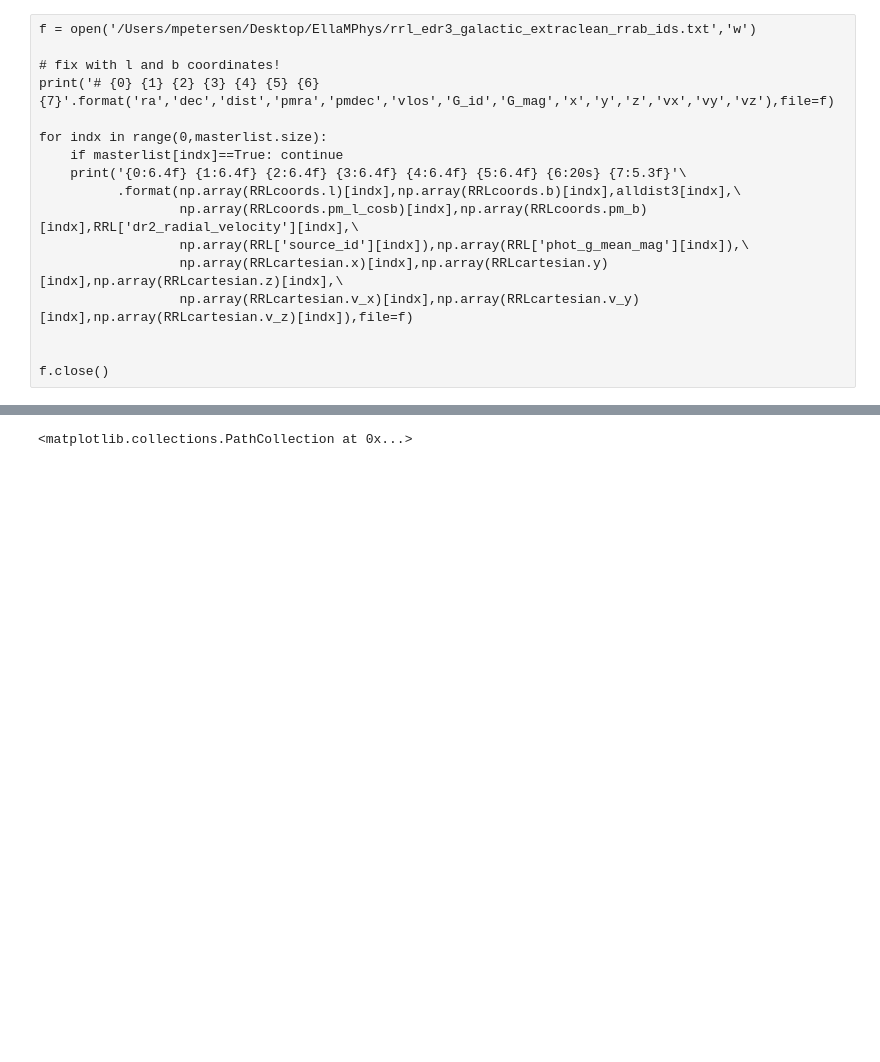
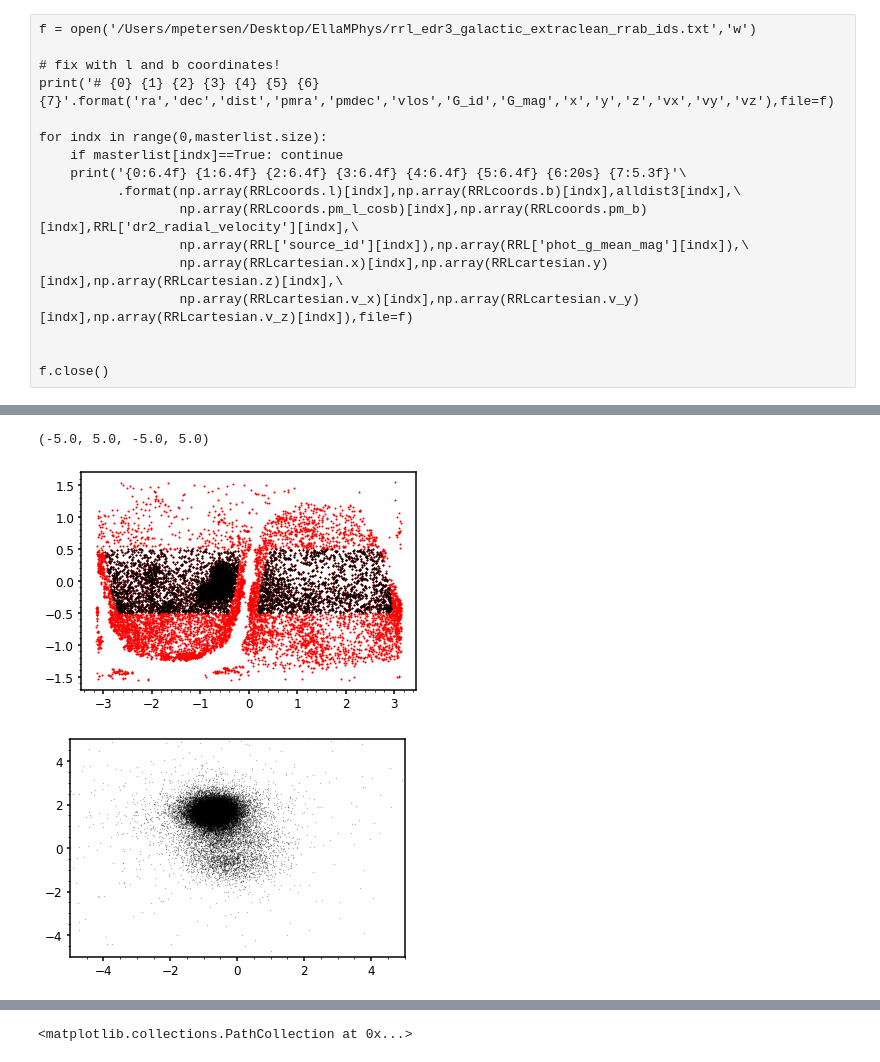
Before and after one commit to michael-petersen/rrlyrae-edr3, a Jupyter notebook: RRLyrae_analysis.ipynb, the cells around one changed output, grey strips where cells are left out. Saved outputs shown, nothing was run; the diff lists cells and outputs as text; code cells hidden in the pictures; blank space fills up the shorter version.

```diff
--- a/RRLyrae_analysis.ipynb
+++ b/RRLyrae_analysis.ipynb
@@ -1587,3 +1612,44 @@ plt.axis([-10.,10.,-10.,10.])
+# %%
+
+# use
+LMCl,LMCb = rotate_galactic(LMCa,LMCd)
+tmp1,tmp2 = rotate_velocities(LMCa,LMCd,1.7608,0.308)
+#tmp1,tmp2 = rotate_velocities(LMCa,LMCd,1.9103,0.2292)
+
+# how does the plane look different from the Galactic Centre? please draw a picture tomorrow
+# also put the Zaritsky stars on here! -> galactic, ->LMC.
+# what is the Nidever rotation plane?
+
+GtLMC = define_transformation_matrix(LMCl,LMCb,LMCl+tmp1,LMCb+tmp2,start=0)
+
+
+ltrans,btrans = rotate_arbitrary(glon*np.pi/180.,glat*np.pi/180.,GtLMC)
+#multrans,mubtrans = rotate_velocities_arbitrary(RRL['ra']*np.pi/180.,RRL['dec']*np.pi/180.,RRL['pmra'],RRL['pmdec'],A)
+
+
+#w = (~masterlist) & (alldist3>50)
+w = (dist>30)
+plt.scatter(ltrans[w],btrans[w],color='red',s=1.)
+w = (dist>30) & (np.abs(btrans)<0.5) & (np.abs(glat)>15.)
+plt.scatter(ltrans[w],btrans[w],color='black',s=1.)
+
+
+
+
+plt.figure()
+# now, the idea is to define a very broad plane and look at the kinematics in the plane
+w = (np.abs(btrans)<0.5) & (dist>30) & (np.abs(glat)>15.) # & (dist<55)
+plt.scatter(pml[w],pmb[w],color='black',s=0.1,alpha=0.4)
+plt.axis([-5,5,-5,5])
+
+# please put Price-Whelan on here?
+# correct velocities for the galactic centre?
+
+# colour-code in circles going out from the LMC centre on the l-b plot
+# %% [output]
+(-5.0, 5.0, -5.0, 5.0)
+[figure, added]
+[figure, added]
 # %%
 ddeg = 2.
 ravals = np.arange(-180,180,ddeg)+ddeg/2.
```
Also changed, not shown: parts of 11 cells of this notebook.
